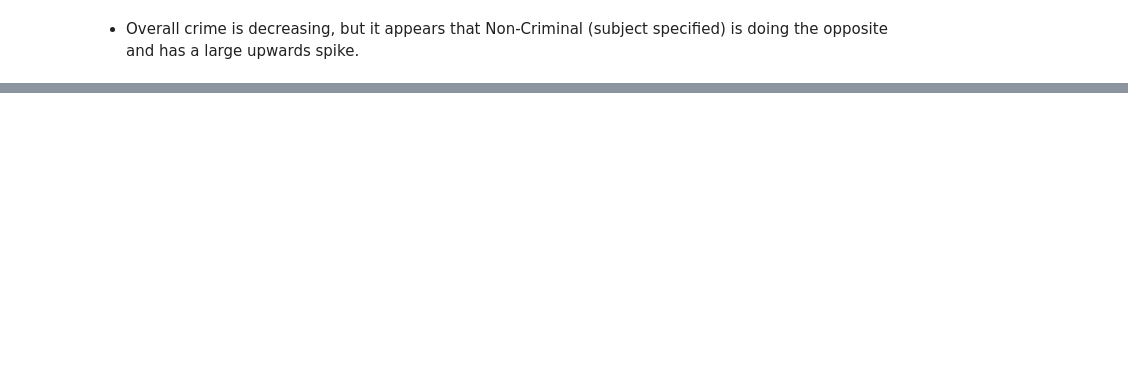
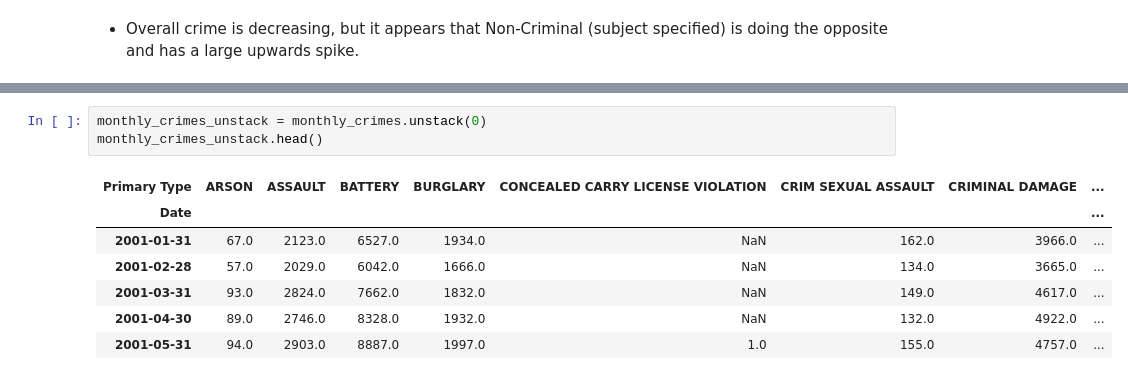
Before and after one commit to Mhoover41/Project-4-Chicago-Crime-Data, a Jupyter notebook: Project 4 Chicago Crime Data.ipynb, the cells around one changed output, grey strips where cells are left out. Drawn from its saved outputs; the diff is of its cells as text; blank space fills up the shorter version.

```diff
--- a/Project 4 Chicago Crime Data.ipynb
+++ b/Project 4 Chicago Crime Data.ipynb
@@ -496,0 +502,11 @@ for crime in crime_list:
+# %%
+monthly_crimes_unstack = monthly_crimes.unstack(0)
+monthly_crimes_unstack.head()
+# %% [output]
+| Primary Type | ARSON | ASSAULT | BATTERY | BURGLARY | CONCEALED CARRY LICENSE VIOLATION | CRIM SEXUAL ASSAULT | CRIMINAL DAMAGE | ... |
+| Date |  |  |  |  |  |  |  | ... |
+| 2001-01-31 | 67.0 | 2123.0 | 6527.0 | 1934.0 | NaN | 162.0 | 3966.0 | ... |
+| 2001-02-28 | 57.0 | 2029.0 | 6042.0 | 1666.0 | NaN | 134.0 | 3665.0 | ... |
+| 2001-03-31 | 93.0 | 2824.0 | 7662.0 | 1832.0 | NaN | 149.0 | 4617.0 | ... |
+| 2001-04-30 | 89.0 | 2746.0 | 8328.0 | 1932.0 | NaN | 132.0 | 4922.0 | ... |
+| 2001-05-31 | 94.0 | 2903.0 | 8887.0 | 1997.0 | 1.0 | 155.0 | 4757.0 | ... |
```
Also changed, not shown: parts of 44 cells of this notebook.
